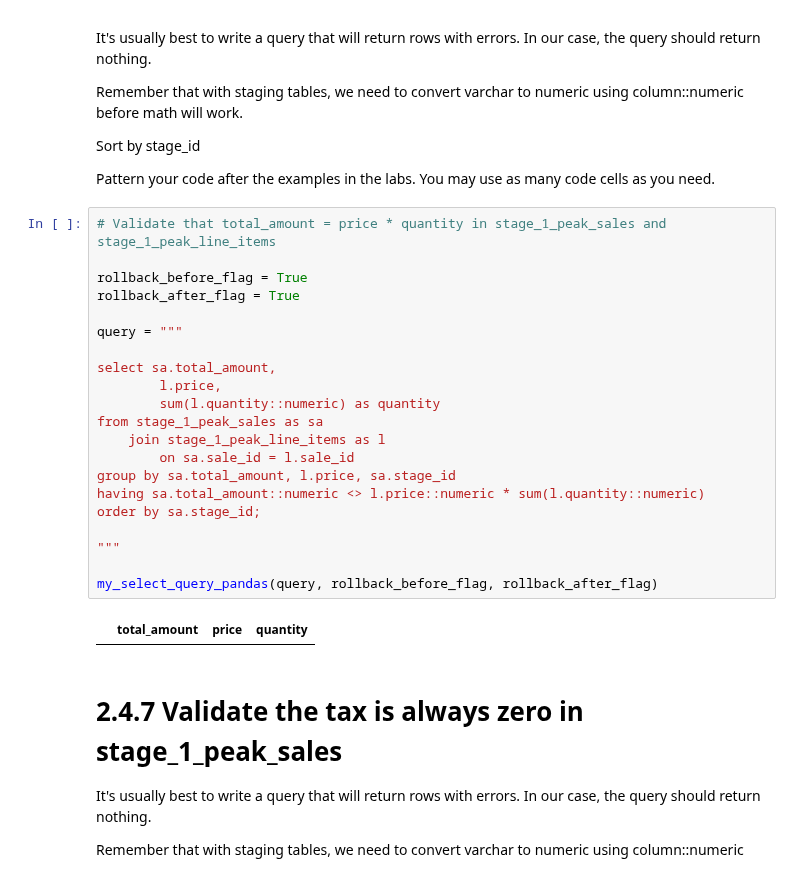
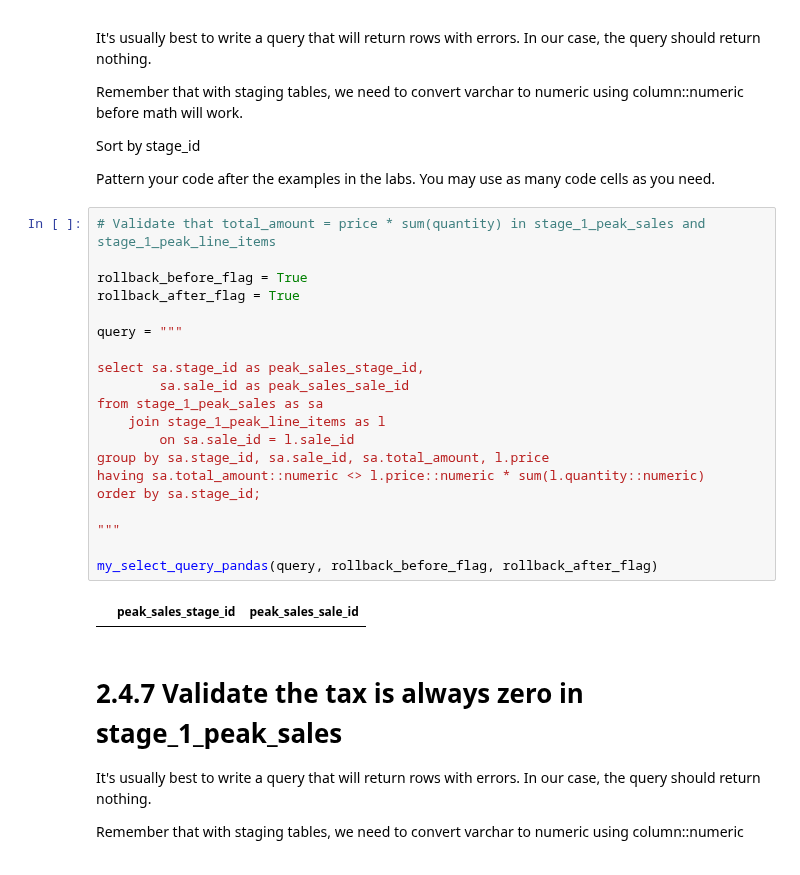
Before and after one commit to jvgalvin/Portfolio, a Jupyter notebook: project_2_4.ipynb, the cells around one changed output. Saved outputs shown, nothing was run; the diff lists cells and outputs as text.

```diff
--- a/project_2_4.ipynb
+++ b/project_2_4.ipynb
@@ -309,28 +307,27 @@ Sort by stage_id
 
 Pattern your code after the examples in the labs.  You may use as many code cells as you need.
 # %%
-# Validate that total_amount = price * quantity in stage_1_peak_sales and stage_1_peak_line_items
+# Validate that total_amount = price * sum(quantity) in stage_1_peak_sales and stage_1_peak_line_items
 
 rollback_before_flag = True
 rollback_after_flag = True
 
 query = """
 
-select sa.total_amount,
-        l.price,
-        sum(l.quantity::numeric) as quantity
+select sa.stage_id as peak_sales_stage_id,
+        sa.sale_id as peak_sales_sale_id
 from stage_1_peak_sales as sa
     join stage_1_peak_line_items as l
         on sa.sale_id = l.sale_id
-group by sa.total_amount, l.price, sa.stage_id
+group by sa.stage_id, sa.sale_id, sa.total_amount, l.price
 having sa.total_amount::numeric <> l.price::numeric * sum(l.quantity::numeric)
 order by sa.stage_id;
 
 """
 
 my_select_query_pandas(query, rollback_before_flag, rollback_after_flag)
 # %% [output]
-|  | total_amount | price | quantity |
+|  | peak_sales_stage_id | peak_sales_sale_id |
 # %% [markdown]
 # 2.4.7 Validate the tax is always zero in stage_1_peak_sales
 
```
Also changed, not shown: parts of 7 cells of this notebook.
